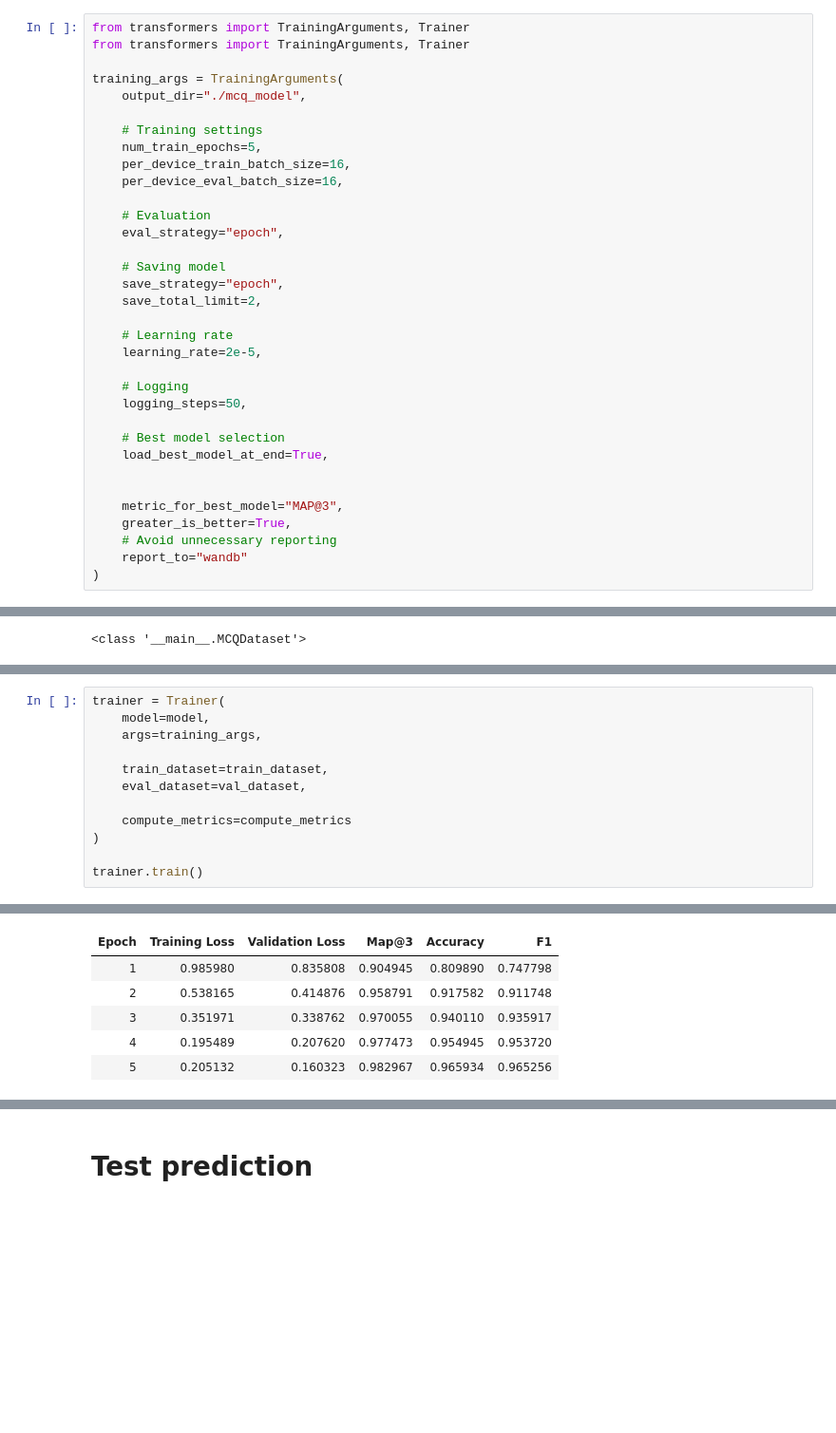
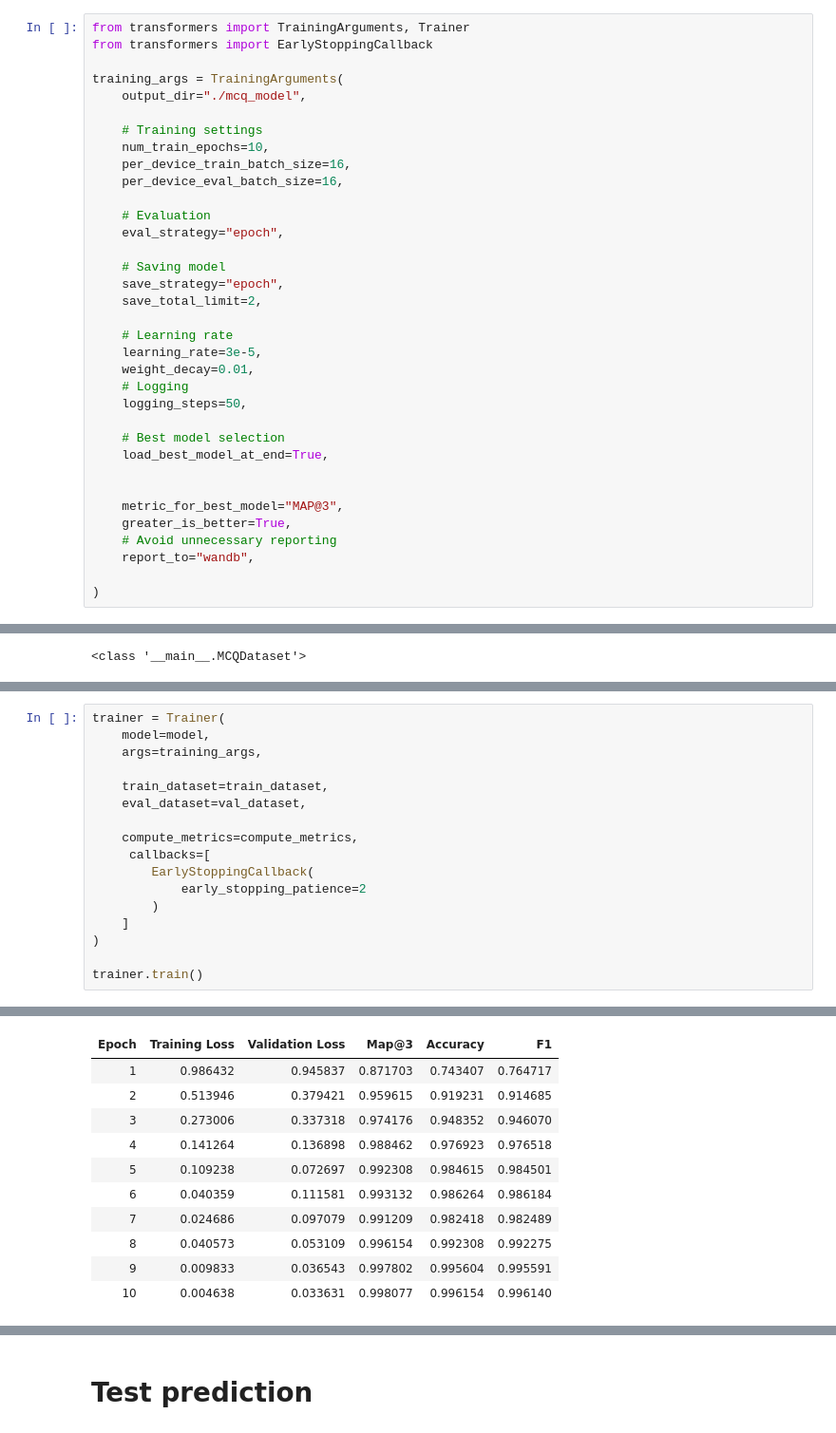
Before and after one commit to 23f2005464/-Smart-MCQ-Solver-Challenge, a Jupyter notebook: notebooks/main.ipynb, the cells around one changed output, grey strips where cells are left out. Shown at 95% size. Drawn from its saved outputs; the diff is of its cells as text; blank space fills up the shorter version.

```diff
--- a/notebooks/main.ipynb
+++ b/notebooks/main.ipynb
@@ -611,13 +611,13 @@ def compute_metrics(eval_pred):
     }
 # %%
 from transformers import TrainingArguments, Trainer
-from transformers import TrainingArguments, Trainer
+from transformers import EarlyStoppingCallback
 
 training_args = TrainingArguments(
     output_dir="./mcq_model",
 
     # Training settings
-    num_train_epochs=5,
+    num_train_epochs=10,
     per_device_train_batch_size=16,
     per_device_eval_batch_size=16,
 
@@ -629,8 +629,8 @@ training_args = TrainingArguments(
     save_total_limit=2,
 
     # Learning rate
-    learning_rate=2e-5,
-
+    learning_rate=3e-5,
+    weight_decay=0.01,
     # Logging
     logging_steps=50,
 
@@ -641,7 +641,8 @@ training_args = TrainingArguments(
     metric_for_best_model="MAP@3",
     greater_is_better=True,
     # Avoid unnecessary reporting
-    report_to="wandb"
+    report_to="wandb",
+
 )
 # %%
 print(type(train_dataset))
@@ -700,7 +701,12 @@ trainer = Trainer(
     train_dataset=train_dataset,
     eval_dataset=val_dataset,
 
-    compute_metrics=compute_metrics
+    compute_metrics=compute_metrics,
+     callbacks=[
+        EarlyStoppingCallback(
+            early_stopping_patience=2
+        )
+    ]
 )
 
 trainer.train()
@@ -709,8 +715,13 @@ trainer.train()
 | Epoch | Training Loss | Validation Loss | Map@3 | Accuracy | F1 |
-| 1 | 0.985980 | 0.835808 | 0.904945 | 0.809890 | 0.747798 |
-| 2 | 0.538165 | 0.414876 | 0.958791 | 0.917582 | 0.911748 |
-| 3 | 0.351971 | 0.338762 | 0.970055 | 0.940110 | 0.935917 |
-| 4 | 0.195489 | 0.207620 | 0.977473 | 0.954945 | 0.953720 |
-| 5 | 0.205132 | 0.160323 | 0.982967 | 0.965934 | 0.965256 |
+| 1 | 0.986432 | 0.945837 | 0.871703 | 0.743407 | 0.764717 |
+| 2 | 0.513946 | 0.379421 | 0.959615 | 0.919231 | 0.914685 |
+| 3 | 0.273006 | 0.337318 | 0.974176 | 0.948352 | 0.946070 |
+| 4 | 0.141264 | 0.136898 | 0.988462 | 0.976923 | 0.976518 |
+| 5 | 0.109238 | 0.072697 | 0.992308 | 0.984615 | 0.984501 |
+| 6 | 0.040359 | 0.111581 | 0.993132 | 0.986264 | 0.986184 |
+| 7 | 0.024686 | 0.097079 | 0.991209 | 0.982418 | 0.982489 |
+| 8 | 0.040573 | 0.053109 | 0.996154 | 0.992308 | 0.992275 |
+| 9 | 0.009833 | 0.036543 | 0.997802 | 0.995604 | 0.995591 |
+| 10 | 0.004638 | 0.033631 | 0.998077 | 0.996154 | 0.996140 |
 There were missing keys in the checkpoint model loaded: ['bert.embeddings.LayerNorm.weight', 'bert.embeddings.LayerNorm.bias', 'bert.encoder.layer.0.attention.output.LayerNorm.weight', 'bert.encoder.l ...
 There were unexpected keys in the checkpoint model loaded: ['bert.embeddings.LayerNorm.beta', 'bert.embeddings.LayerNorm.gamma', 'bert.encoder.layer.0.attention.output.LayerNorm.beta', 'bert.encoder.l ...
```
Also changed, not shown: parts of 3 cells of this notebook.
